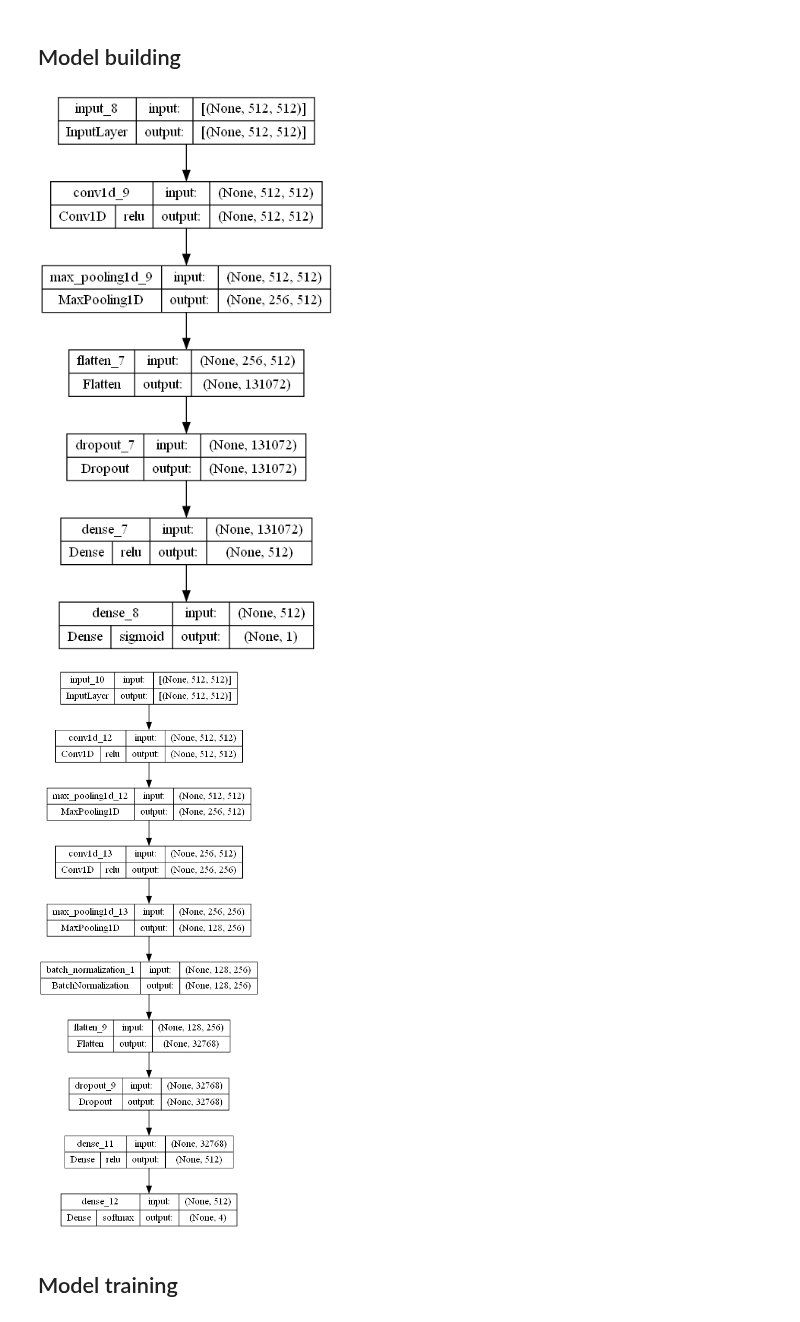
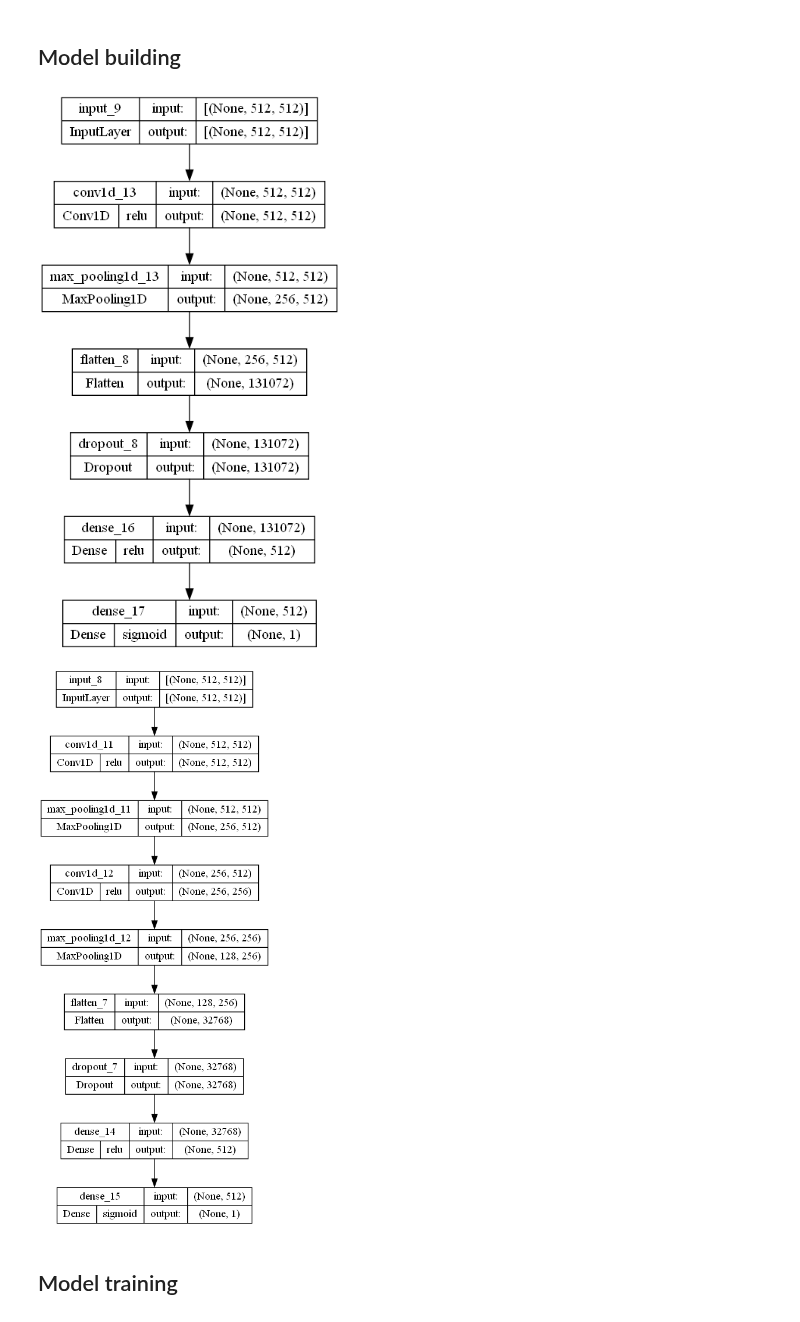
Before and after one commit to arondejong99/final-project-elu, a Jupyter notebook: final-project.ipynb, the cells around one changed output. Saved outputs shown, nothing was run; the diff lists cells and outputs as text; code cells hidden in the pictures.

```diff
--- a/final-project.ipynb
+++ b/final-project.ipynb
@@ -456,16 +457,16 @@ def create_categorical_model(modelName, inputShape, filters) -> Model:
     maxpool1_layer = MaxPool1D(pool_size=(2))(conv1_layer)
     conv2_layer = Convolution1D(filters[1], (3), padding='same', kernel_regularizer=l2(0.001), activation=relu)(maxpool1_layer)
     maxpool2_layer = MaxPool1D(pool_size=(2))(conv2_layer)
-    norm1_layer = BatchNormalization()(maxpool2_layer)
+    #norm1_layer = BatchNormalization()(maxpool2_layer)
 
-    flat1_layer = Flatten()(norm1_layer)
+    flat1_layer = Flatten()(maxpool2_layer)
     drop1_layer = Dropout(0.5)(flat1_layer)
 
     # Final Dense layer
     dense_layer = Dense(512, activation = relu)(drop1_layer)
 
     # Output layer
-    pred_layer = Dense(4, activation='softmax')(dense_layer)
+    pred_layer = Dense(1, activation='sigmoid')(dense_layer)
 
     model = Model(inputs=input_layer, outputs=pred_layer, name = modelName)
     return model
@@ -505,13 +506,13 @@ steps_per_epcoh = 3
 # %%
-model_binary = create_binary_model(modelName, inputShape = input_shape, filters = filters)
+model_binary = create_binary_model(model_name_binary, inputShape = input_shape_binary, filters = filters_binary)
 
 # Plot the model using the plot_model function
-plot_model(model_binary, modelName)
+plot_model(model_binary, model_name_binary)
 # %% [output]
-[figure, old version]
+[figure, new version]
 # %%
 # Set input parameters for categorical classification
-modelNameCategorical = "CNN_model_classification"
+model_name_categorical = "CNN_model_classification"
 input_shape_categorical = (512, 512)
 filters_categorical = [512, 256]
 metrics_categorical = ['accuracy', tf.keras.metrics.Precision(), tf.keras.metrics.Recall()]
@@ -524,12 +525,12 @@ batch_size_categorical = 32
 steps_per_epcoh_categorical = 8
 # %%
 # Instantiate the categorical model
-model_categorical = create_categorical_model(modelNameCategorical, inputShape = input_shape_categorical, filters = filters_categorical)
+model_categorical = create_categorical_model(model_name_categorical, inputShape = input_shape_categorical, filters = filters_categorical)
 
 # Plot the model using the plot_model function
-plot_model(model_categorical, modelNameCategorical)
+plot_model(model_categorical, model_name_categorical)
 # %% [output]
-[figure, old version]
+[figure, new version]
 # %% [markdown]
 ## Model training
 # %%
```
Also changed, not shown: parts of 12 cells of this notebook.
